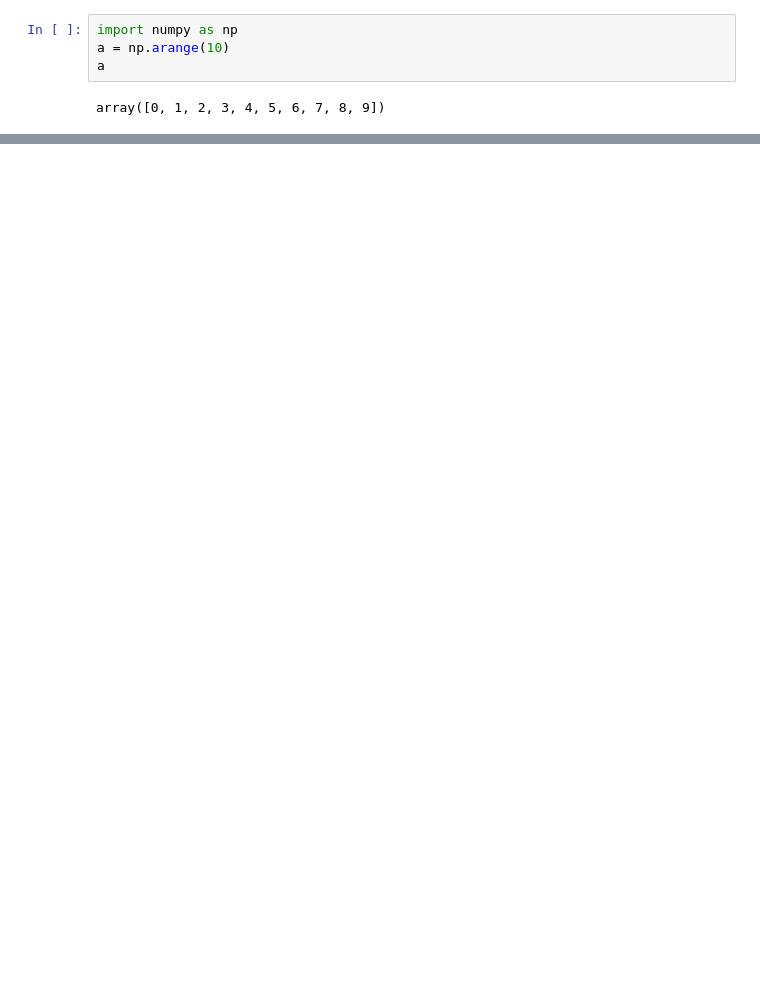
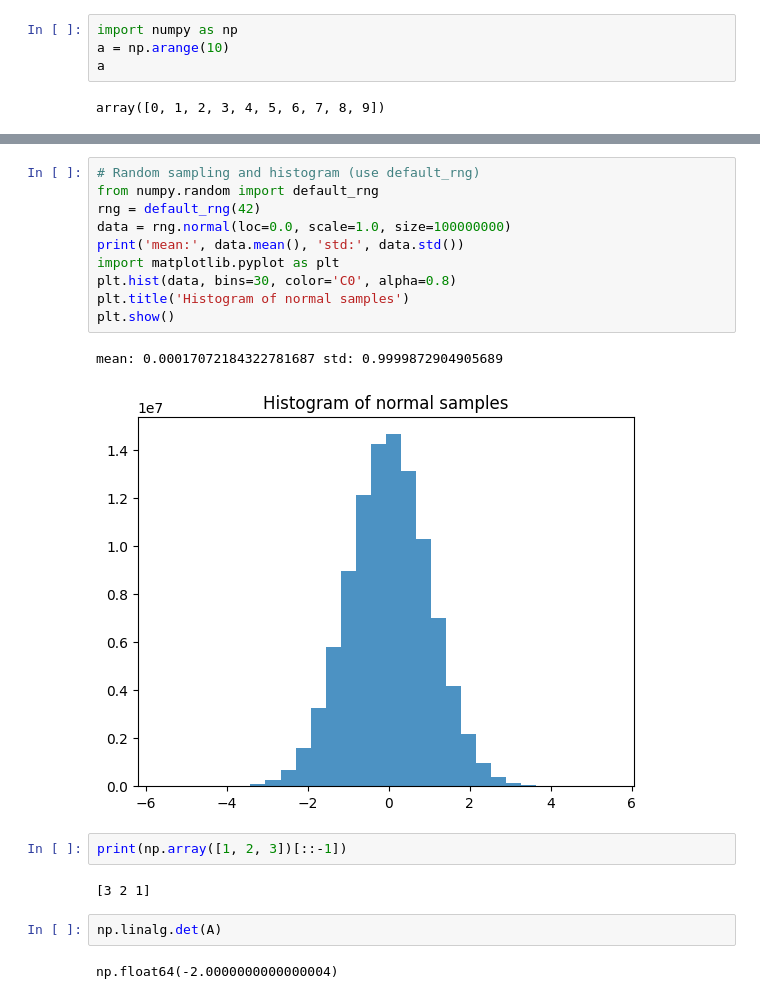
Before and after one commit to kskandal91/DS_project_1, a Jupyter notebook: numpy_training.ipynb, the cells around one changed output, grey strips where cells are left out. Drawn from its saved outputs; the diff is of its cells as text; blank space fills up the shorter version.

```diff
--- a/numpy_training.ipynb
+++ b/numpy_training.ipynb
@@ -13,0 +89,21 @@ plt.show()
+# %%
+# Random sampling and histogram (use default_rng)
+from numpy.random import default_rng
+rng = default_rng(42)
+data = rng.normal(loc=0.0, scale=1.0, size=100000000)
+print('mean:', data.mean(), 'std:', data.std())
+import matplotlib.pyplot as plt
+plt.hist(data, bins=30, color='C0', alpha=0.8)
+plt.title('Histogram of normal samples')
+plt.show()
+# %% [output]
+mean: 0.00017072184322781687 std: 0.9999872904905689
+[figure, added]
+# %%
+print(np.array([1, 2, 3])[::-1])
+# %% [output]
+[3 2 1]
+# %%
+np.linalg.det(A)
+# %% [output]
+np.float64(-2.0000000000000004)
```
Also changed, not shown: parts of 14 cells of this notebook.
